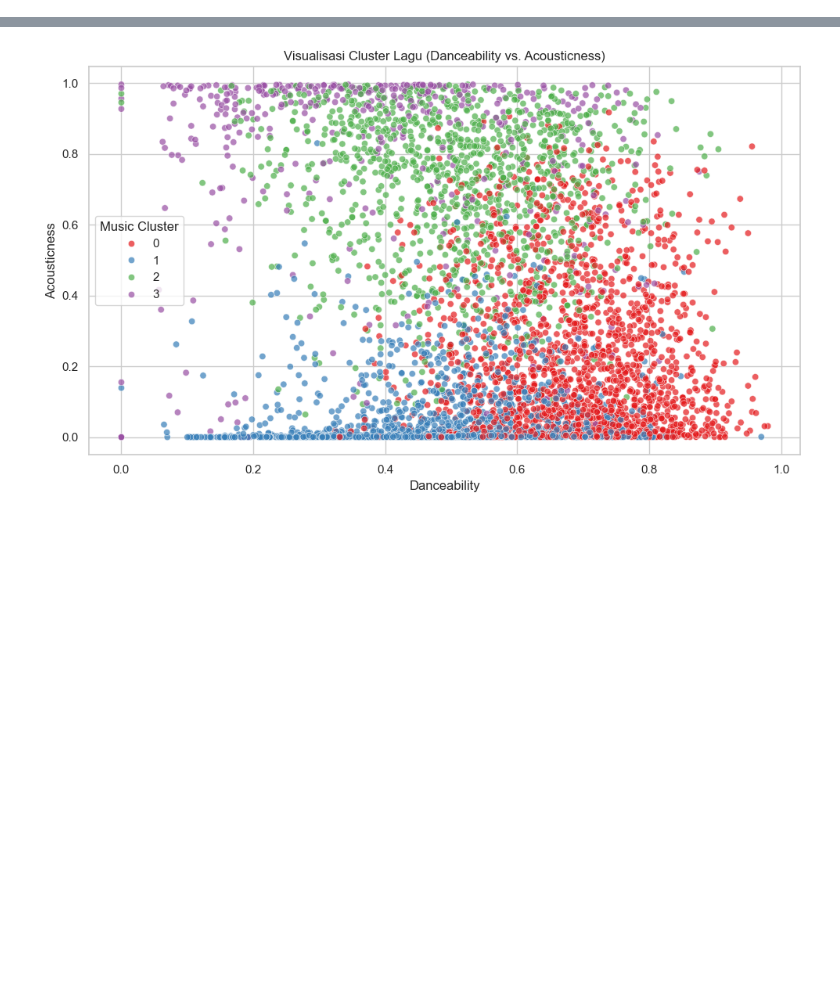
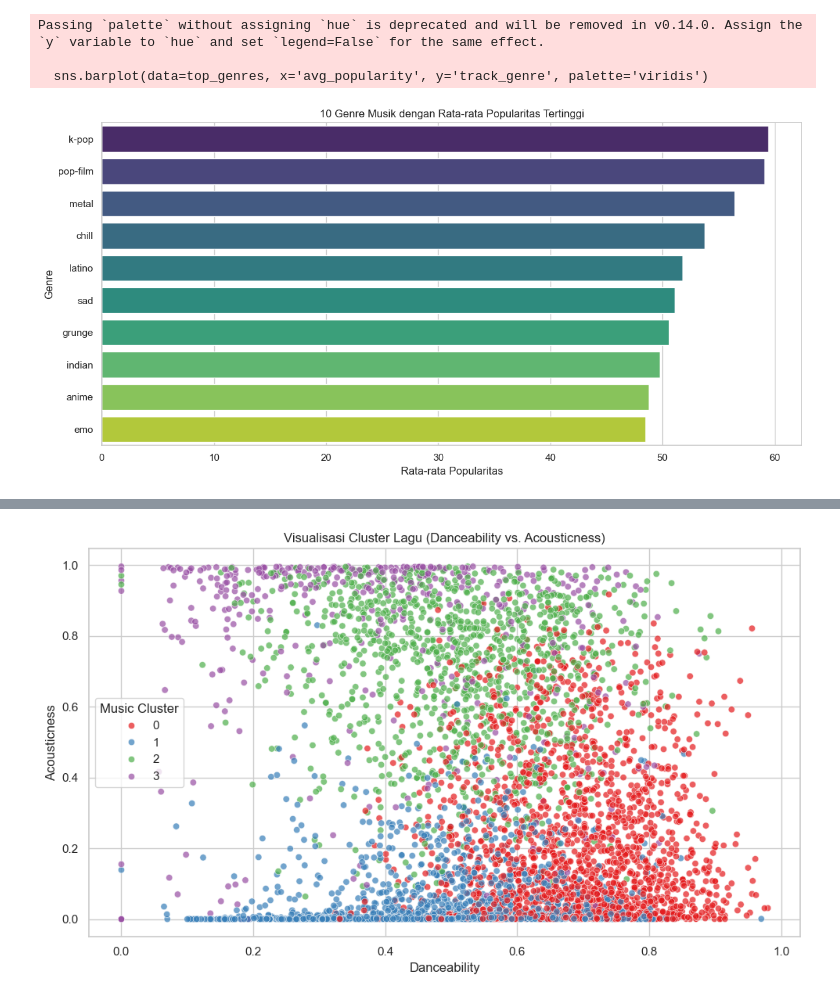
Before and after one commit to izamrosiawan/spotify-tracks-analysis, a Jupyter notebook: notebook.ipynb, the cells around one changed output, grey strips where cells are left out. Saved outputs shown, nothing was run; the diff lists cells and outputs as text; code cells hidden in the pictures; blank space fills up the shorter version.

```diff
--- a/notebook.ipynb
+++ b/notebook.ipynb
@@ -236,0 +151,23 @@ Kita plot sebaran cluster menggunakan fitur `danceability` vs `acousticness`.
+# %%
+# Menghitung rata-rata popularitas per genre
+genre_stats = df.groupby('track_genre').agg(
+    avg_popularity=('popularity', 'mean'),
+    song_count=('popularity', 'count')
+).reset_index()
+
+# Memfilter genre dengan jumlah lagu >= 100
+top_genres = genre_stats[genre_stats['song_count'] >= 100].sort_values(by='avg_popularity', ascending=False).head(10)
+
+plt.figure(figsize=(12, 6))
+sns.barplot(data=top_genres, x='avg_popularity', y='track_genre', palette='viridis')
+plt.title('10 Genre Musik dengan Rata-rata Popularitas Tertinggi')
+plt.xlabel('Rata-rata Popularitas')
+plt.ylabel('Genre')
+plt.tight_layout()
+plt.savefig('plots/top_genres_popularity.png', dpi=150)
+plt.show()
+# %% [output]
+Passing `palette` without assigning `hue` is deprecated and will be removed in v0.14.0. Assign the `y` variable to `hue` and set `legend=False` for the same effect.
+
+  sns.barplot(data=top_genres, x='avg_popularity', y='track_genre', palette='viridis')
+[figure, added]
```
Also changed, not shown: parts of 41 cells of this notebook, 6 other files.
